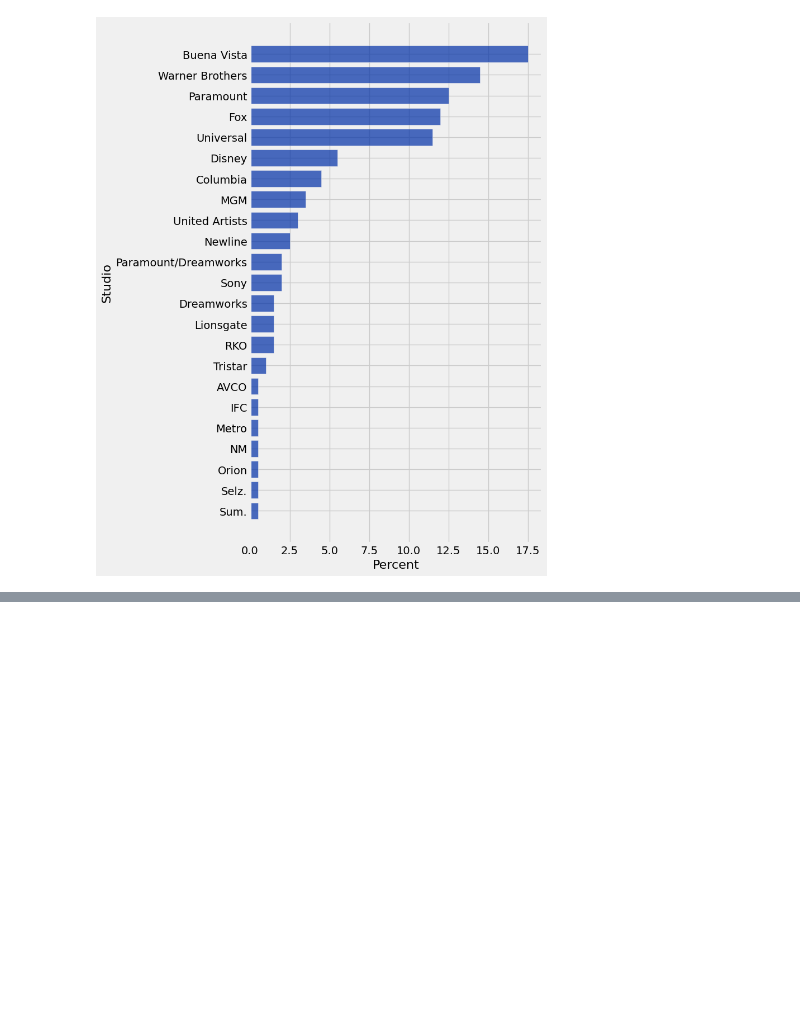
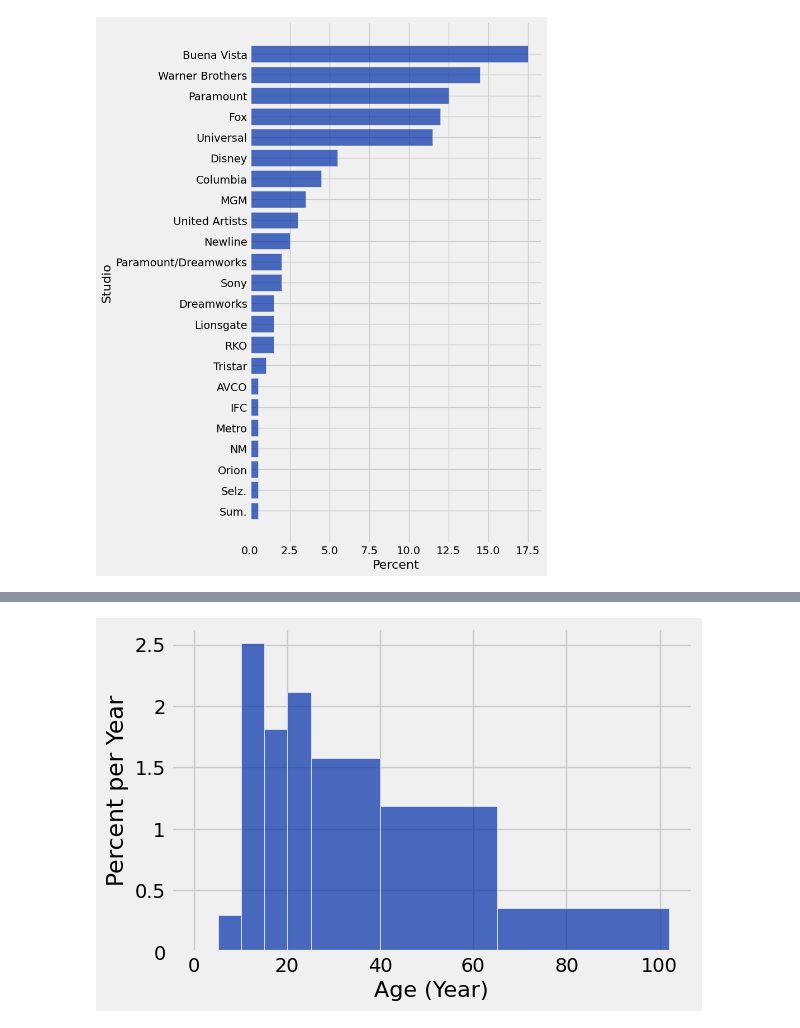
Before and after one commit to lochnes-007/Data8, a Jupyter notebook: 08-Histograms.ipynb, the cells around one changed output, grey strips where cells are left out. Saved outputs shown, nothing was run; the diff lists cells and outputs as text; code cells hidden in the pictures; blank space fills up the shorter version.

Commit message:
done w hist

```diff
--- a/08-Histograms.ipynb
+++ b/08-Histograms.ipynb
@@ -54,3 +54,8 @@ studio_counts.sort("count").barh("Studio", "count")
 studio_counts.with_column("Percent", studio_counts.column("count") / sum(studio_counts.column("count")) * 100).sort("Percent", descending=True).barh("Studio", "Percent")
 # %% [output]
 [figure]
+# %%
+this_year = 2026
+
+top_movies = top_movies.with_column("Age", this_year - top_movies.column("Year"))
+top_movies
@@ -56,0 +75,2 @@ studio_counts.with_column("Percent", studio_counts.column("count") / sum(studio_
+# %%
+my_bins = np.array([0, 5, 10, 15, 20, 25, 40, 65, 102])
@@ -56,0 +91,4 @@ studio_counts.with_column("Percent", studio_counts.column("count") / sum(studio_
+# %%
+top_movies.hist("Age", bins = my_bins, unit="Year")
+# %% [output]
+[figure, added]
```
Also changed, not shown: parts of 4 cells of this notebook.
